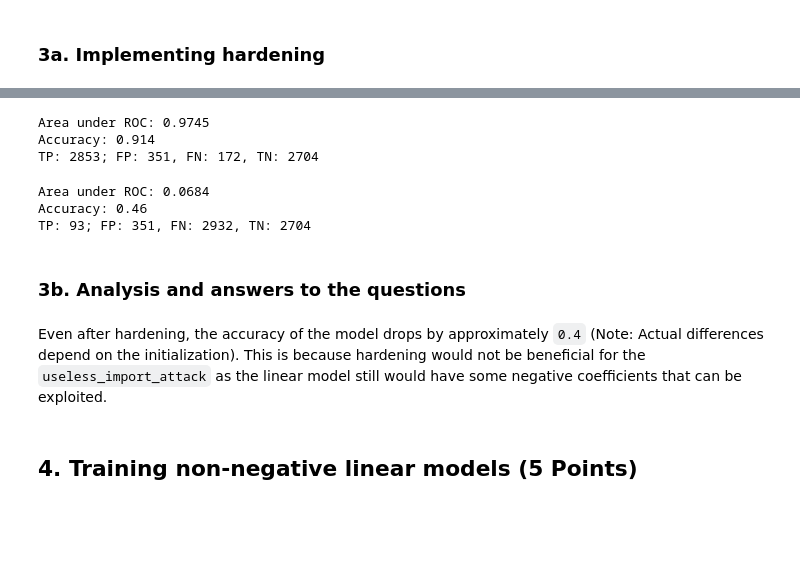
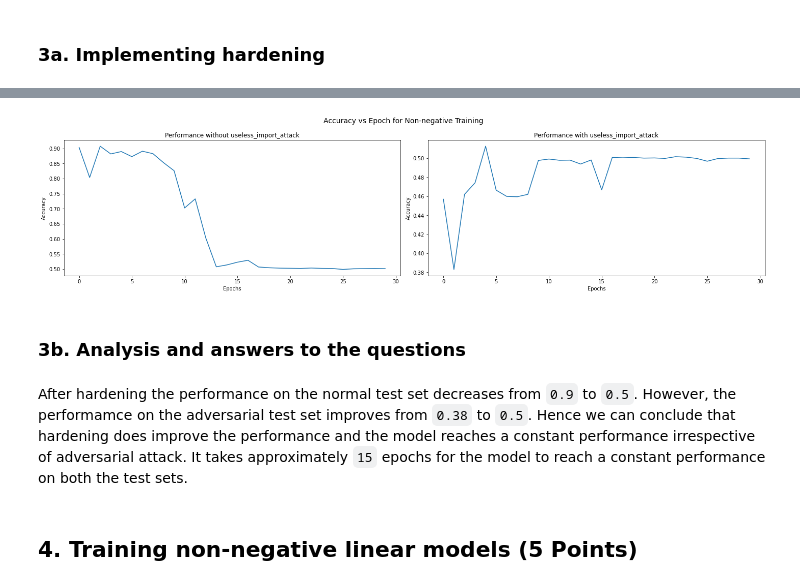
Before and after one commit to SayakMukherjee/CyberDataAnalytics, a Jupyter notebook: Assignment_4/Lab4.ipynb, the cells around one changed output, grey strips where cells are left out. Saved outputs shown, nothing was run; the diff lists cells and outputs as text; code cells hidden in the pictures; blank space fills up the shorter version.

Commit message:
updated implementation for hardening

```diff
--- a/Assignment_4/Lab4.ipynb
+++ b/Assignment_4/Lab4.ipynb
@@ -227,9 +227,3 @@ The accuracy of the model drops by approximately `0.4` (Note: Actual differences
 ## 3. Improving robustness by hardening (5 Points)
 # %% [markdown]
 ### 3a. Implementing hardening
-# %%
-samples_to_modify = (int)(len(ATTACT_INDEXES_TRAIN) * 0.5) # attack 50% of the malicious rows
-
-chosen_indexes = np.random.choice(ATTACT_INDEXES_TRAIN, samples_to_modify)
-
-adv_train_X = useless_import_attack(train_X.copy(), coef=clf_coef, indexes=chosen_indexes)
@@ -236,4 +261,2 @@ adv_train_X = useless_import_attack(train_X.copy(), coef=clf_coef, indexes=chose
 # %%
 clf = SGDClassifier(max_iter=1000, tol=1e-3, loss='log_loss')
-# %%
-clf.fit(adv_train_X, train_y)
@@ -244,15 +262,0 @@ hardened_clf_coef = clf.coef_.reshape(-1)
-# %%
-pred_proba = clf.predict_proba(test_X)[:, 1]
-pred_label = clf.predict(test_X)
-
-tn, fp, fn, tp = confusion_matrix(test_y, pred_label).ravel()
-roc = roc_auc_score(test_y, pred_proba)
-acc = accuracy_score(test_y, pred_label)
-
-print(f'Area under ROC: {round(roc, 4)}')
-print(f'Accuracy: {round(acc, 4)}')
-print(f'TP: {tp}; FP: {fp}, FN: {fn}, TN: {tn}')
-# %% [output]
-Area under ROC: 0.9745
-Accuracy: 0.914
-TP: 2853; FP: 351, FN: 172, TN: 2704
@@ -261,22 +263,27 @@ adv_X = useless_import_attack(test_X.copy(), coef=hardened_clf_coef, indexes=ATT
-# %%
-pred_proba = clf.predict_proba(adv_X)[:, 1]
-pred_label = clf.predict(adv_X)
-
-tn, fp, fn, tp = confusion_matrix(test_y, pred_label).ravel()
-roc = roc_auc_score(test_y, pred_proba)
-acc = accuracy_score(test_y, pred_label)
-
-print(f'Area under ROC: {round(roc, 4)}')
-print(f'Accuracy: {round(acc, 4)}')
-print(f'TP: {tp}; FP: {fp}, FN: {fn}, TN: {tn}')
-# %% [output]
-Area under ROC: 0.0684
-Accuracy: 0.46
-TP: 93; FP: 351, FN: 2932, TN: 2704
+# %%
+normal_accs, adversarial_accs, model = hardening_train(clf, 30)
+# %%
+fig, ax = plt.subplots(1,2, figsize=(20, 5), layout='tight')
+
+ax[0].plot(normal_accs)
+ax[0].set_ylabel('Accuracy')
+ax[0].set_xlabel('Epochs')
+ax[0].set_title('Performance without useless_import_attack')
+
+ax[1].plot(adversarial_accs)
+ax[1].set_ylabel('Accuracy')
+ax[1].set_xlabel('Epochs')
+ax[1].set_title('Performance with useless_import_attack')
+
+fig.suptitle('Accuracy vs Epoch for Non-negative Training', fontsize=14)
+
+plt.show()
+# %% [output]
+[figure, added]
 # %% [markdown]
 ### 3b. Analysis and answers to the questions
-# %% [markdown]
-Even after hardening, the accuracy of the model drops by approximately `0.4` (Note: Actual differences depend on the initialization). This is because hardening would not be beneficial for the `useless_import_attack` as the linear model still would have some negative coefficients that can be exploited.
+# %% [markdown]
+After hardening the performance on the normal test set decreases from `0.9` to `0.5`. However, the performamce on the adversarial test set improves from `0.38` to `0.5`. Hence we can conclude that hardening does improve the performance and the model reaches a constant performance irrespective of adversarial attack. It takes approximately `15` epochs for the model to reach a constant performance on both the test sets.
 # %% [markdown]
 ## 4. Training non-negative linear models (5 Points)
 # %% [markdown]
```
Also changed, not shown: parts of 8 cells of this notebook.
